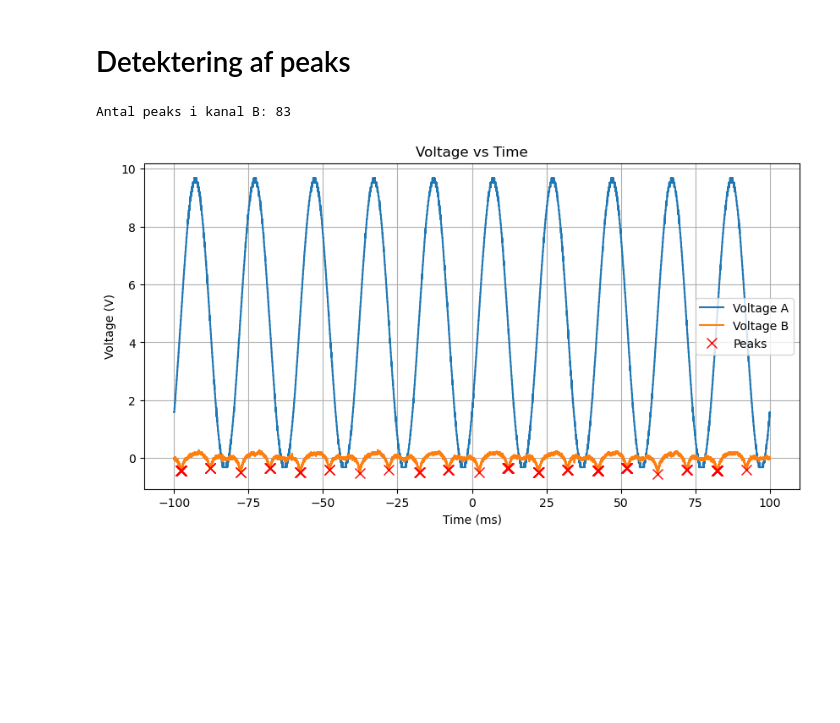
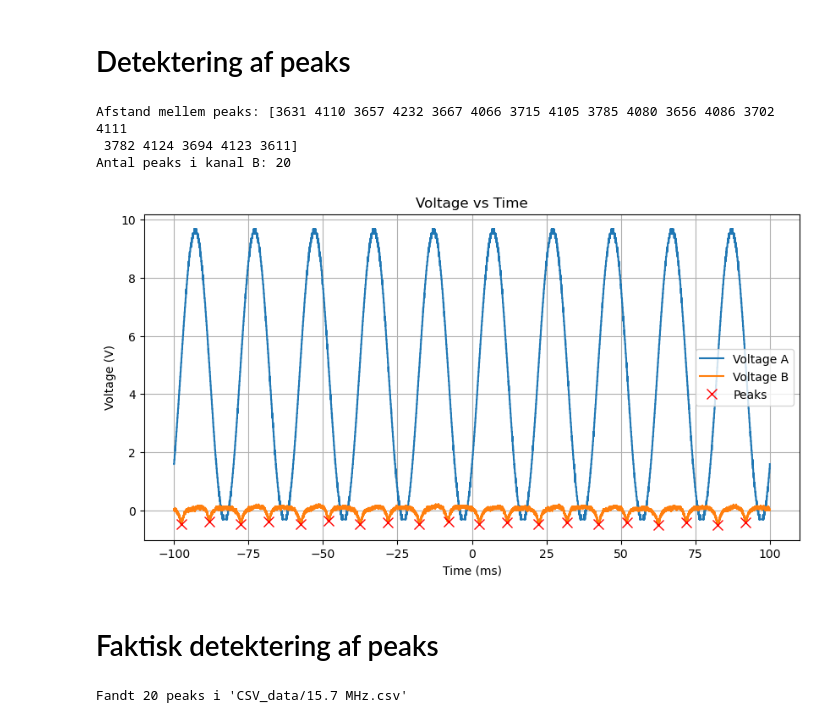
Before and after one commit to Focus9752/Kvant2-lab, a Jupyter notebook: dataanalyse.ipynb, the cells around one changed output. Saved outputs shown, nothing was run; the diff lists cells and outputs as text; code cells hidden in the pictures; blank space fills up the shorter version.

```diff
--- a/dataanalyse.ipynb
+++ b/dataanalyse.ipynb
@@ -14,7 +43,7 @@ from scipy.signal import find_peaks
 
 # Data er i formatet Tid (ms), Spænding kanal A (V), Spænding kanal B (V).
 
-test_file_name = "CSV_data/14.9 MHz.csv"
+test_file_name = "CSV_data/15.7 MHz.csv"
 
 # Indlæs data fra CSV-fil
 data = pd.read_csv(test_file_name, header=[0,1])
@@ -38,21 +67,81 @@ plt.show()
 # Detektering af peaks
 # %%
 # Find peaks i kanal B data
-peaks_B, _ = find_peaks(-voltage_arr_B, height=0.1, prominence=0.4, distance=10)  # height er minimum højden for at betragte et peak
+peaks_B, _ = find_peaks(-voltage_arr_B, height=0.1, prominence=0.4, distance=200)
+
+# Debug: Tjek afstande mellem peaks
+peak_distances = np.diff(peaks_B)
+print("Afstand mellem peaks:", peak_distances)
 
 print("Antal peaks i kanal B:", len(peaks_B))
 
 # Plot data med peaks
 plt.figure(figsize=(10, 5))
 plt.plot(time_arr, voltage_arr_A, label='Voltage A')
 plt.plot(time_arr, voltage_arr_B, label='Voltage B')
 plt.plot(time_arr[peaks_B], voltage_arr_B[peaks_B], "x", label='Peaks', color='red', markersize=8)
 plt.xlabel('Time (ms)')
 plt.ylabel('Voltage (V)')
 plt.title('Voltage vs Time')
 plt.legend()
 plt.grid()
 plt.show()
 # %% [output]
-Antal peaks i kanal B: 83
+Afstand mellem peaks: [3631 4110 3657 4232 3667 4066 3715 4105 3785 4080 3656 4086 3702 4111
+ 3782 4124 3694 4123 3611]
+Antal peaks i kanal B: 20
-[figure, old version]
+[figure, new version]
+# %% [markdown]
+# Faktisk detektering af peaks
+# %%
+def analyze_csv(file_location, height=0.1, prominence=0.4, distance=200):
+    """
+    Analyserer en CSV-fil og finder peaks i kanal B data
+
+    Input:
+        file_location (str): Filstien til CSV-filen.
+        height (float): Minimumshøjde af peaks (svarer til hvor langt under 0 V peaksne mindst skal være).
+        prominence (float): Styrer hvor 'fremtrædende' peaks skal være for at blive detekteret.
+        distance (int): Minimum afstand (i indeks!). Dvs. antal målinger mellem peaks.
+
+    Output:
+        dict: Et dictionary der indeholder arrays med rådata, placeringen af peaksne og værdien af kanal A ved peaksne (time_arr, voltage_arr_A, voltage_arr_B, peaks, voltage_A_at_peaks).
+    """
+    # Load data from CSV file
+    data = pd.read_csv(file_location, header=[0, 1])
+    time_arr = data.iloc[:, 0].to_numpy()
+    voltage_arr_A = data.iloc[:, 1].to_numpy()
+    voltage_arr_B = data.iloc[:, 2].to_numpy()
+
+    # Find peaks i kanal B data
+    peaks, _ = find_peaks(-voltage_arr_B, height=height, prominence=prominence, distance=distance)
+
+    # Debug: Print antal peaks fundet
+    print(f"Fandt {len(peaks)} peaks i '{file_location}'")
+
+    # # Plot data med peaks
+    # plt.figure(figsize=(10, 5))
+    # plt.plot(time_arr, voltage_arr_A, label='Voltage A')
+    # plt.plot(time_arr, voltage_arr_B, label='Voltage B')
+    # plt.plot(time_arr[peaks], voltage_arr_B[peaks], "x", label='Peaks', color='red', markersize=8)
+    # plt.xlabel('Time (ms)')
+    # plt.ylabel('Voltage (V)')
+    # plt.title('Voltage vs Time')
+    # plt.legend()
+    # plt.grid()
+    # plt.show()
+
+    # Returner data og peaks, samt kanal A værdier ved peaks
+    return {
+        "time": time_arr,
+        "voltage_A": voltage_arr_A,
+        "voltage_B": voltage_arr_B,
+        "peaks": peaks,
+        "voltage_A_at_peaks": voltage_arr_A[peaks]
+    }
+
+# Eksempel
+file_location = "CSV_data/15.7 MHz.csv"
+result = analyze_csv(file_location)
+# %% [output]
+Fandt 20 peaks i 'CSV_data/15.7 MHz.csv'
```
Also changed, not shown: parts of 10 cells of this notebook.
